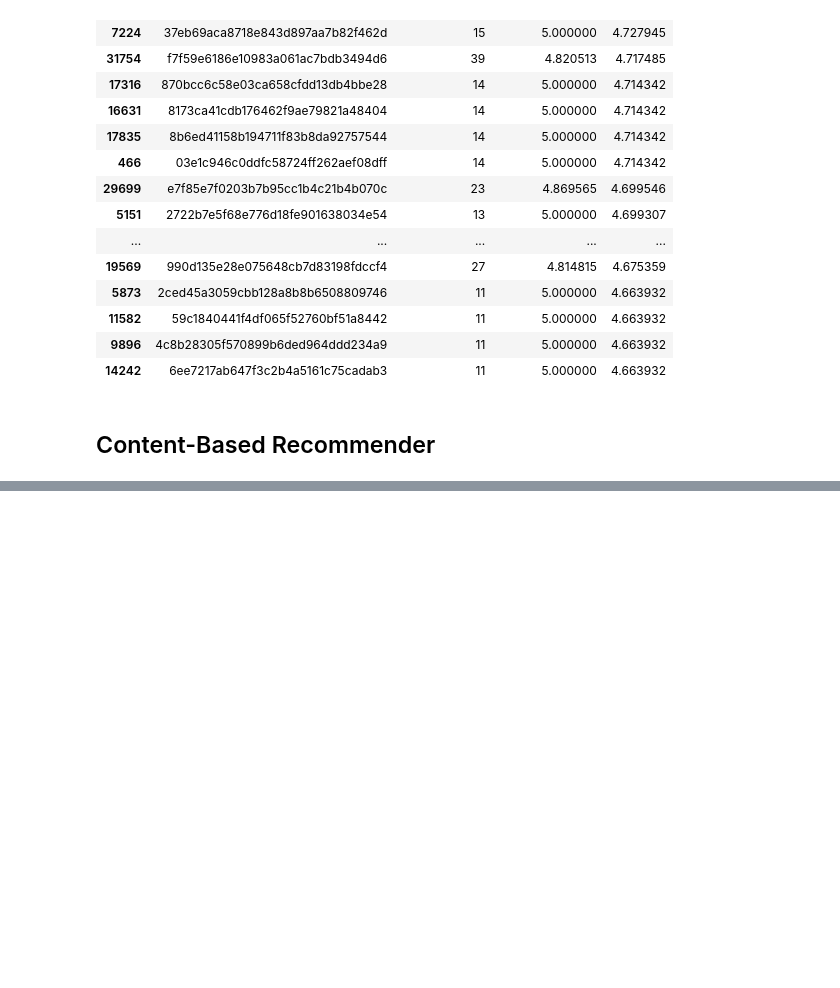
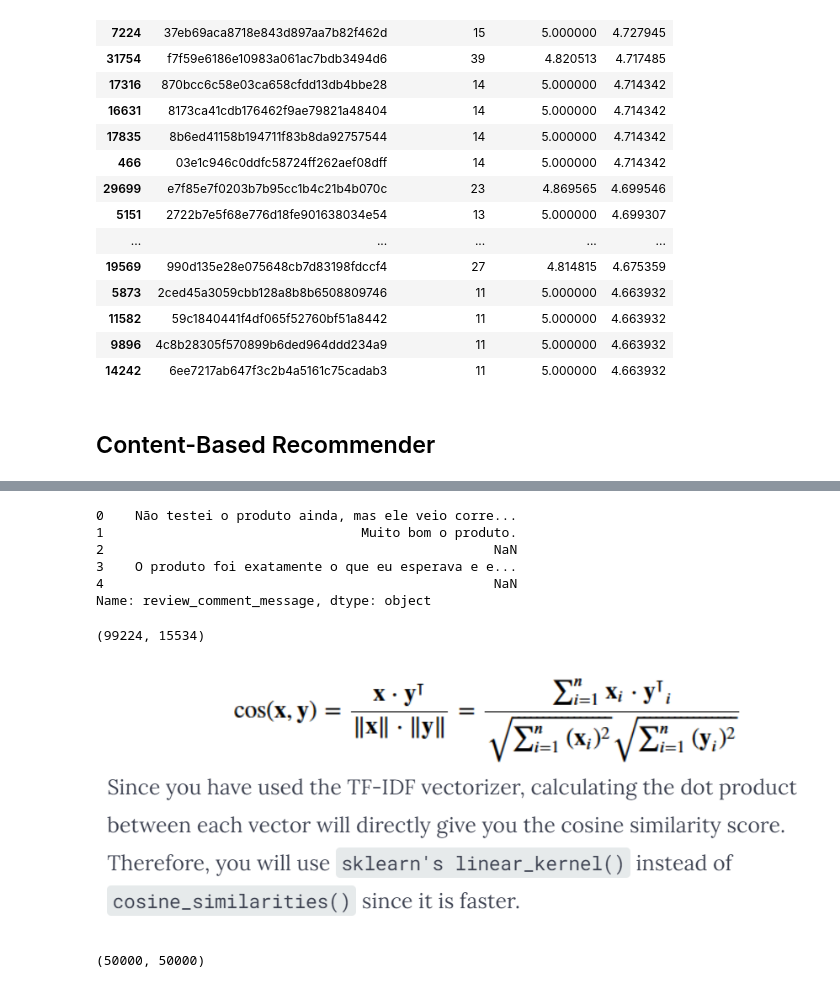
Before and after one commit to LuiisClaudio/mod-cloth, a Jupyter notebook: LuisMartins_CA2.ipynb, the cells around one changed output, grey strips where cells are left out. Cells and saved outputs as stored; diff of their text form; code cells hidden in the pictures; blank space fills up the shorter version.

```diff
--- a/LuisMartins_CA2.ipynb
+++ b/LuisMartins_CA2.ipynb
@@ -154,0 +169,9 @@ q_ratings[['product_id', 'reviews_count', 'reviews_average', 'score']].head(20)
+# %%
+merged_df['review_comment_message'].head()
+# %% [output]
+0    Não testei o produto ainda, mas ele veio corre...
+1                                 Muito bom o produto.
+2                                                  NaN
+3    O produto foi exatamente o que eu esperava e e...
+4                                                  NaN
+Name: review_comment_message, dtype: object
@@ -154,0 +187,25 @@ q_ratings[['product_id', 'reviews_count', 'reviews_average', 'score']].head(20)
+# %%
+#Import TfIdfVectorizer from scikit-learn
+from sklearn.feature_extraction.text import TfidfVectorizer
+
+#Define a TF-IDF Vectorizer Object. Remove all portuguese stop words such as 'de', 'um'
+tfidf = TfidfVectorizer(stop_words = portuguese_stop_words)
+
+#Replace NaN with an empty string
+order_reviews_df['review_comment_message'] = order_reviews_df['review_comment_message'].fillna('')
+
+#Construct the required TF-IDF matrix by fitting and transforming the data
+tfidf_matrix = tfidf.fit_transform(order_reviews_df['review_comment_message'])
+
+#Output the shape of tfidf_matrix
+tfidf_matrix.shape
+
+# This code segment prepares the text data from the 'review_comment_message' column of the 'order_reviews_df' DataFrame for further analysis
+# by converting it into a numerical representation using TF-IDF vectorization.
+# %% [output]
+(99224, 15534)
+# %%
+from IPython.display import Image
+Image(filename =r'Im2.png')
+# %% [output]
+[figure, added]
@@ -154,0 +219,4 @@ q_ratings[['product_id', 'reviews_count', 'reviews_average', 'score']].head(20)
+# %%
+cosine_sim.shape
+# %% [output]
+(50000, 50000)
```
Also changed, not shown: parts of 22 cells of this notebook.
